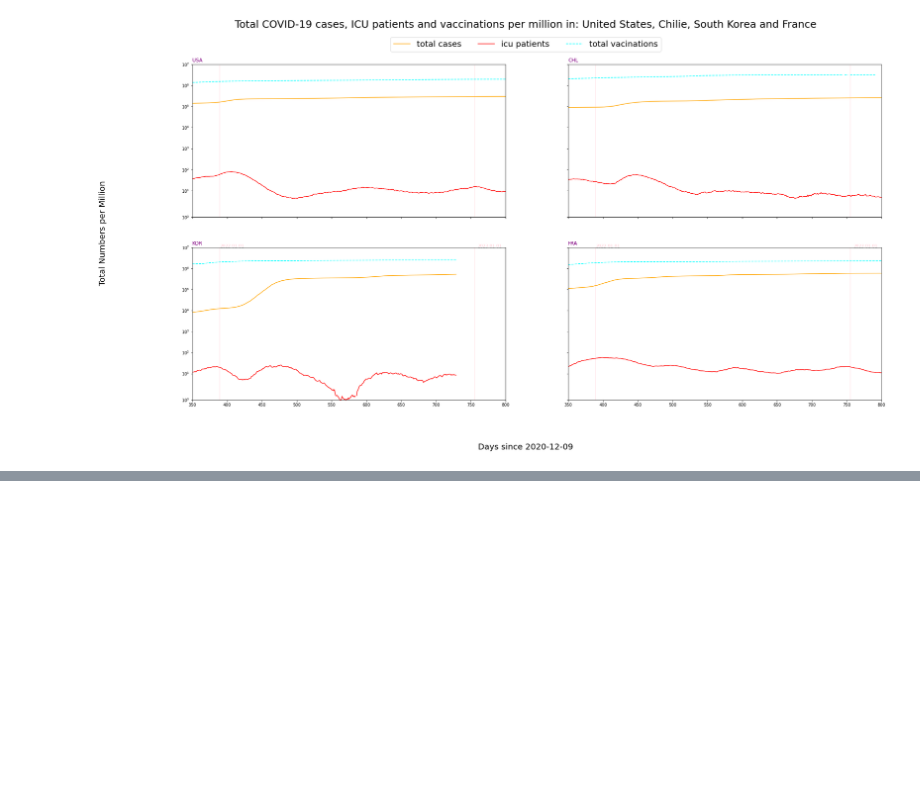
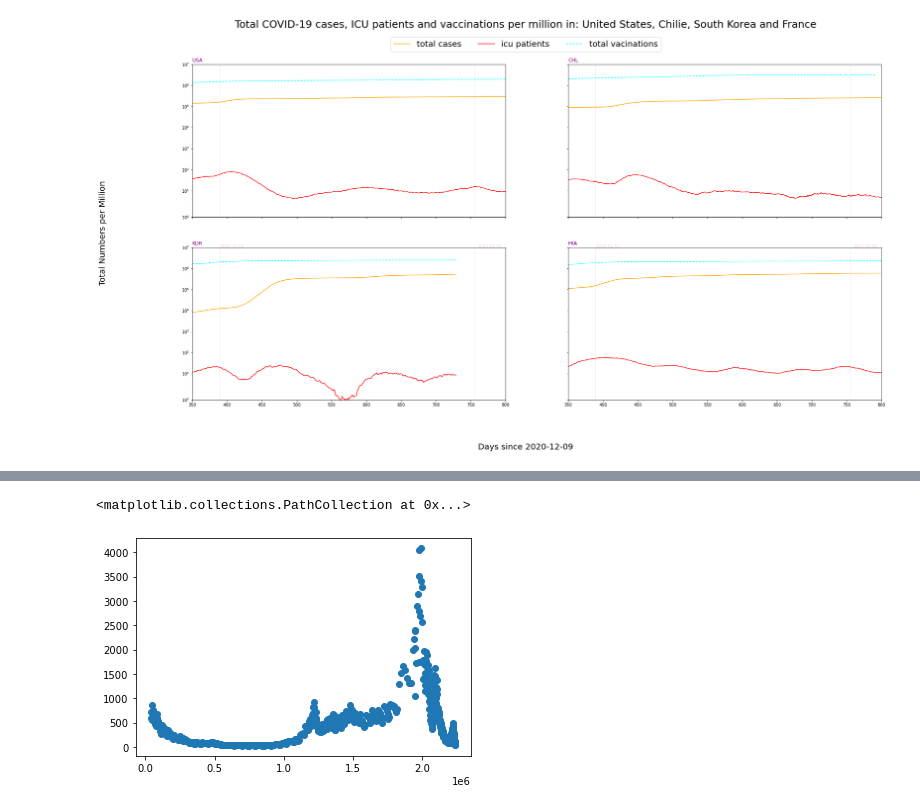
Before and after one commit to tubbsyal/BEE2024_p3, a Jupyter notebook: Part3_1Notebook.ipynb, the cells around one changed output, grey strips where cells are left out. Cells and saved outputs as stored; diff of their text form; code cells hidden in the pictures; blank space fills up the shorter version.

```diff
--- a/Part3_1Notebook.ipynb
+++ b/Part3_1Notebook.ipynb
@@ -304,0 +260,5 @@ plt.show()
+# %%
+plt.scatter(dfb.total_vaccinations_per_million,dfb.new_cases_per_million)
+# %% [output]
+<matplotlib.collections.PathCollection at 0x...>
+[figure, added]
```
Also changed, not shown: parts of 17 cells of this notebook.
